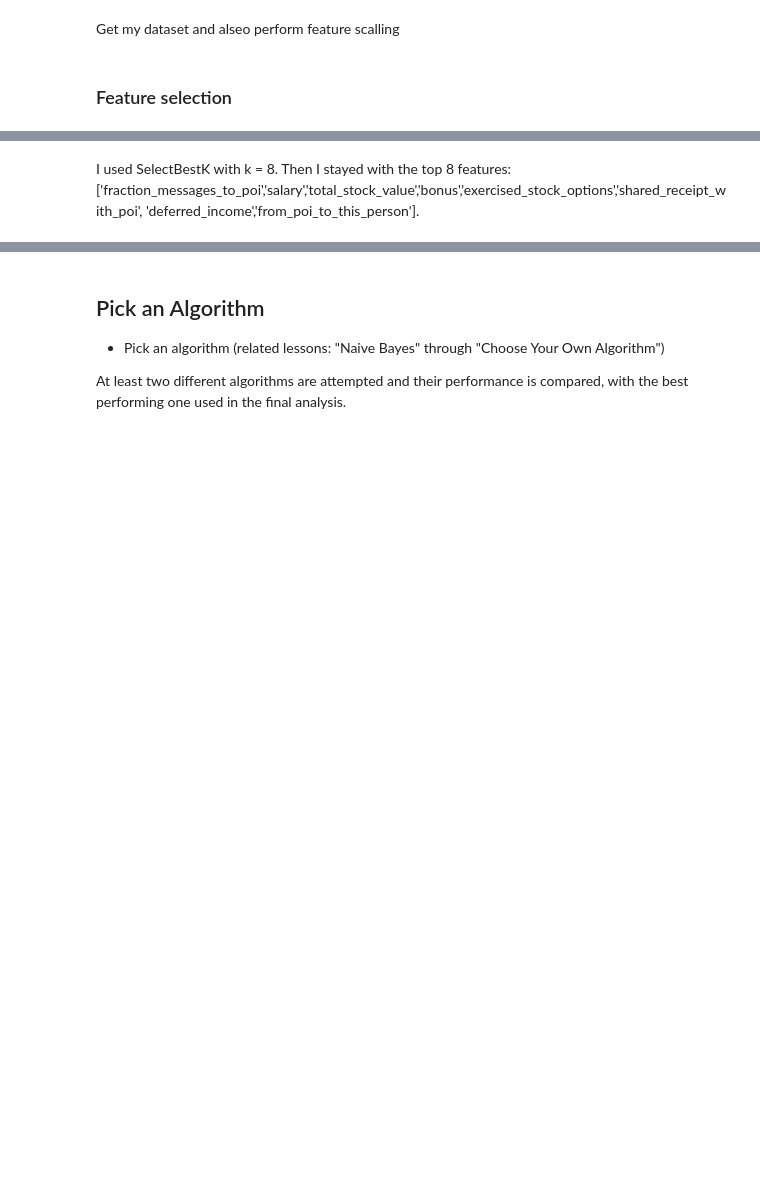
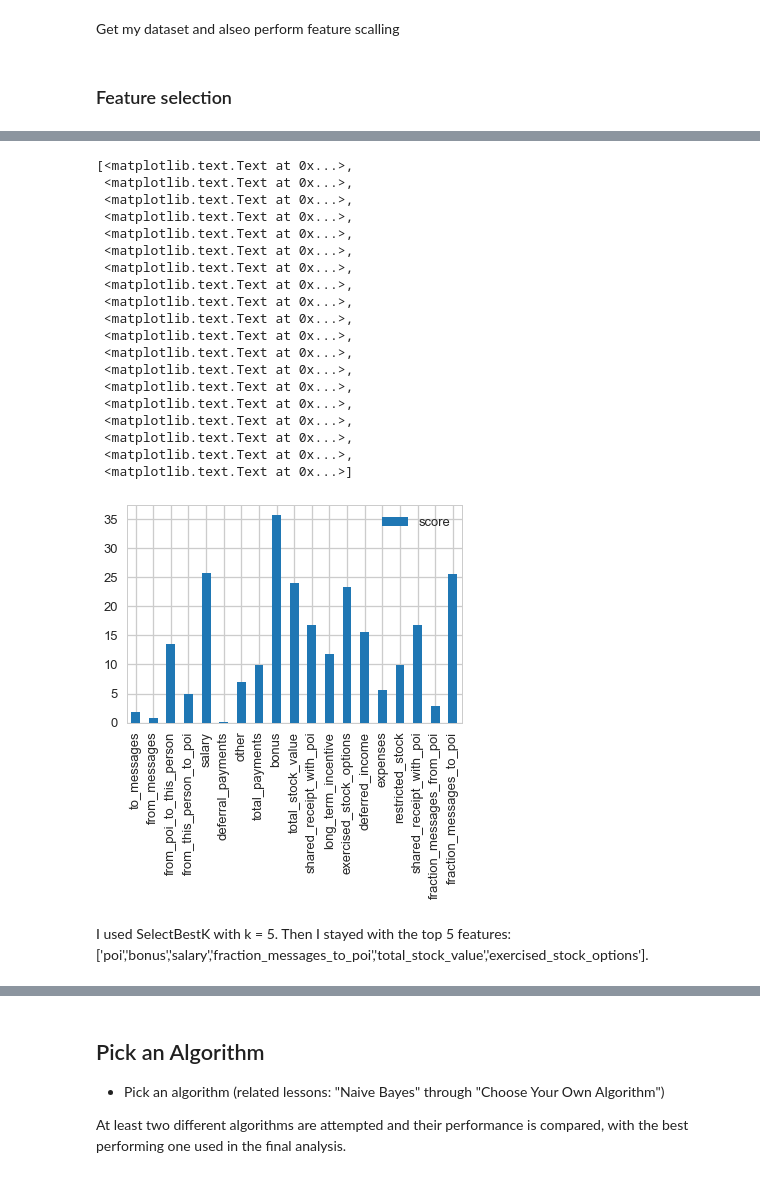
Before and after one commit to andre-yai/Udacity_MachineLearing, a Jupyter notebook: final_project/Identify Fraud from Eron Email.ipynb, the cells around one changed output, grey strips where cells are left out. Cells and saved outputs as stored; diff of their text form; code cells hidden in the pictures; blank space fills up the shorter version.

```diff
--- a/final_project/Identify Fraud from Eron Email.ipynb
+++ b/final_project/Identify Fraud from Eron Email.ipynb
@@ -543,7 +549,7 @@ features_list = [
     'poi', 'to_messages','from_messages', 'from_poi_to_this_person','from_this_person_to_poi',
     'salary','deferral_payments', 'other','total_payments','bonus',
     'total_stock_value', 'shared_receipt_with_poi', 'long_term_incentive',
-    'exercised_stock_options','deferred_income', 'expenses', 'restricted_stock']
+    'exercised_stock_options','deferred_income', 'expenses', 'restricted_stock','shared_receipt_with_poi']
 
 # In the featureFormat it will treat the missing values giving them a 0  value
 eron_data = eron_data[features_list]
@@ -775,0 +751,7 @@ Feature Ranking
+# %%
+import numpy as np
+
+scores = selector.scores_
+d = {'features': features_list[1:], 'score':  scores}
+df = pd.DataFrame(data=d)
+df.sort_values(['score'],ascending=[False])
@@ -776 +776,25 @@ Feature Ranking
+# %%
+ax = df.plot.bar(xticks=df.index)
+ax.set_xticklabels(df.features)
+# %% [output]
+[<matplotlib.text.Text at 0x...>,
+ <matplotlib.text.Text at 0x...>,
+ <matplotlib.text.Text at 0x...>,
+ <matplotlib.text.Text at 0x...>,
+ <matplotlib.text.Text at 0x...>,
+ <matplotlib.text.Text at 0x...>,
+ <matplotlib.text.Text at 0x...>,
+ <matplotlib.text.Text at 0x...>,
+ <matplotlib.text.Text at 0x...>,
+ <matplotlib.text.Text at 0x...>,
+ <matplotlib.text.Text at 0x...>,
+ <matplotlib.text.Text at 0x...>,
+ <matplotlib.text.Text at 0x...>,
+ <matplotlib.text.Text at 0x...>,
+ <matplotlib.text.Text at 0x...>,
+ <matplotlib.text.Text at 0x...>,
+ <matplotlib.text.Text at 0x...>,
+ <matplotlib.text.Text at 0x...>,
+ <matplotlib.text.Text at 0x...>]
+[figure, added]
 # %%
@@ -779,6 +802,5 @@ features_list = ['poi','bonus','salary','fraction_messages_to_poi','total_stock_
 # %% [markdown]
-I used SelectBestK with k = 8. Then I stayed with the top 8 features: ['fraction_messages_to_poi','salary','total_stock_value','bonus','exercised_stock_options','shared_receipt_with_poi',
-'deferred_income','from_poi_to_this_person'].
+I used SelectBestK with k = 5. Then I stayed with the top 5 features: ['poi','bonus','salary','fraction_messages_to_poi','total_stock_value','exercised_stock_options'].
 # %% [markdown]
 #### Question:
 What features did you end up using in your POI identifier, and what selection process did you use to pick them? Did you have to do any scaling? Why or why not? As part of the assignment, you should attempt to engineer your own feature that does not come ready-made in the dataset -- explain what feature you tried to make, and the rationale behind it. (You do not necessarily have to use it in the final analysis, only engineer and test it.) In your feature selection step, if you used an algorithm like a decision tree, please also give the feature importances of the features that you use, and if you used an automated feature selection function like SelectKBest, please report the feature scores and reasons for your choice of parameter values.  [relevant rubric items: “create new features”, “intelligently select features”, “properly scale features”]
```
Also changed, not shown: parts of 23 cells of this notebook, 4 other files.
